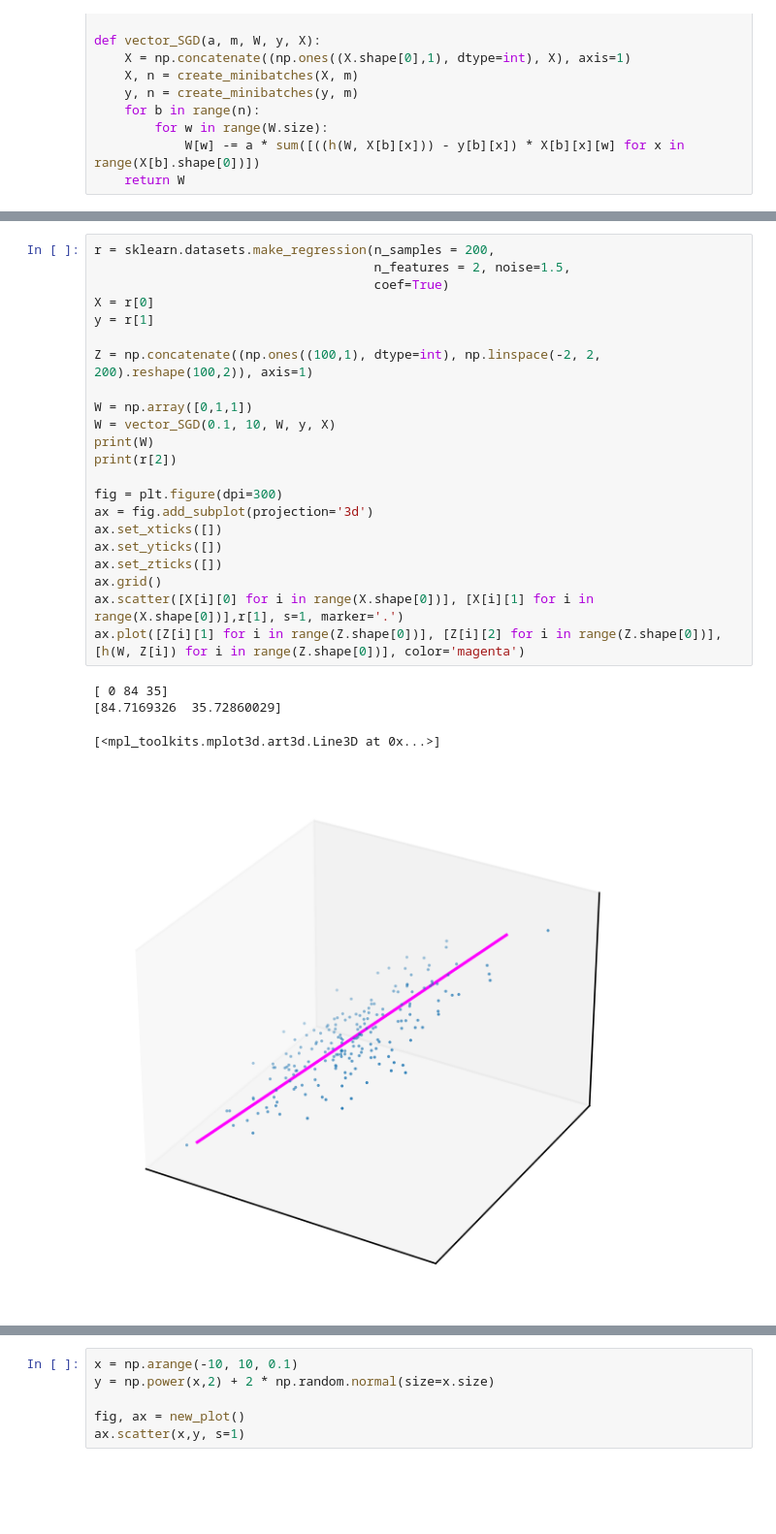
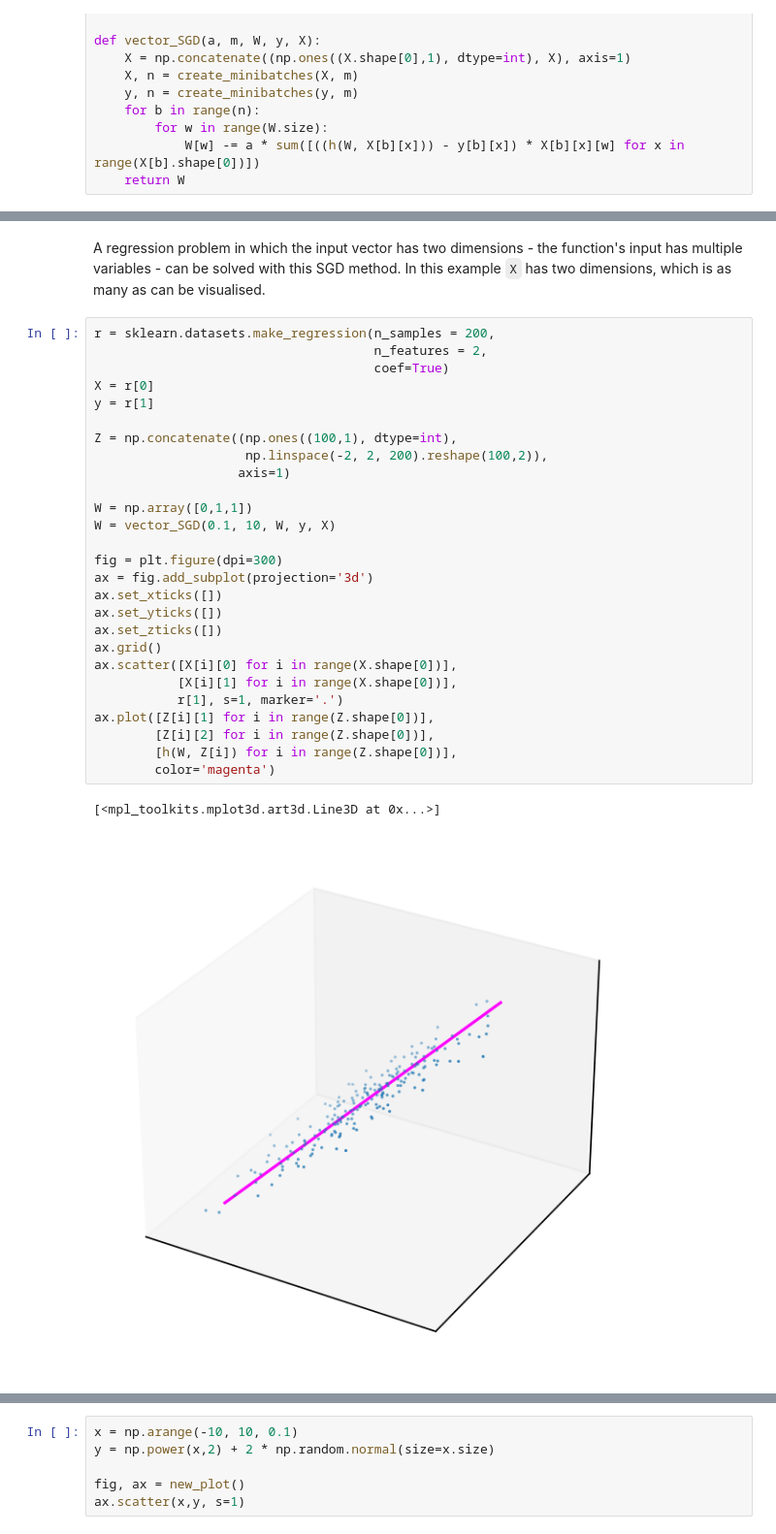
Before and after one commit to alexanderneville/MLAI_notebooks, a Jupyter notebook: notebooks/regression.ipynb, the cells around one changed output, grey strips where cells are left out. Shown: that part at 97% size. Saved outputs shown, nothing was run; the diff lists cells and outputs as text; blank space fills up the shorter version.

```diff
--- a/notebooks/regression.ipynb
+++ b/notebooks/regression.ipynb
@@ -238,27 +219,32 @@ ax.plot([Z[i][1] for i in range(Z.shape[0])], [h(W, Z[i]) for i in range(Z.shape
+# %% [markdown]
+A regression problem in which the input vector has two dimensions - the function's input has multiple variables - can be solved with this SGD method. In this example `X` has two dimensions, which is as many as can be visualised.
 # %%
 r = sklearn.datasets.make_regression(n_samples = 200,
-                                     n_features = 2, noise=1.5,
+                                     n_features = 2,
                                      coef=True)
 X = r[0]
 y = r[1]
 
-Z = np.concatenate((np.ones((100,1), dtype=int), np.linspace(-2, 2, 200).reshape(100,2)), axis=1)
+Z = np.concatenate((np.ones((100,1), dtype=int),
+                    np.linspace(-2, 2, 200).reshape(100,2)),
+                   axis=1)
 
 W = np.array([0,1,1])
 W = vector_SGD(0.1, 10, W, y, X)
-print(W)
-print(r[2])
 
 fig = plt.figure(dpi=300)
 ax = fig.add_subplot(projection='3d')
 ax.set_xticks([])
 ax.set_yticks([])
 ax.set_zticks([])
 ax.grid()
-ax.scatter([X[i][0] for i in range(X.shape[0])], [X[i][1] for i in range(X.shape[0])],r[1], s=1, marker='.')
-ax.plot([Z[i][1] for i in range(Z.shape[0])], [Z[i][2] for i in range(Z.shape[0])], [h(W, Z[i]) for i in range(Z.shape[0])], color='magenta')
+ax.scatter([X[i][0] for i in range(X.shape[0])],
+           [X[i][1] for i in range(X.shape[0])],
+           r[1], s=1, marker='.')
+ax.plot([Z[i][1] for i in range(Z.shape[0])],
+        [Z[i][2] for i in range(Z.shape[0])],
+        [h(W, Z[i]) for i in range(Z.shape[0])],
+        color='magenta')
 # %% [output]
-[ 0 84 35]
-[84.7169326  35.72860029]
+[<mpl_toolkits.mplot3d.art3d.Line3D at 0x...>]
-[<mpl_toolkits.mplot3d.art3d.Line3D at 0x...>]
-[figure, old version]
+[figure, new version]
```
Also changed, not shown: parts of 17 cells of this notebook, 2 other files.
